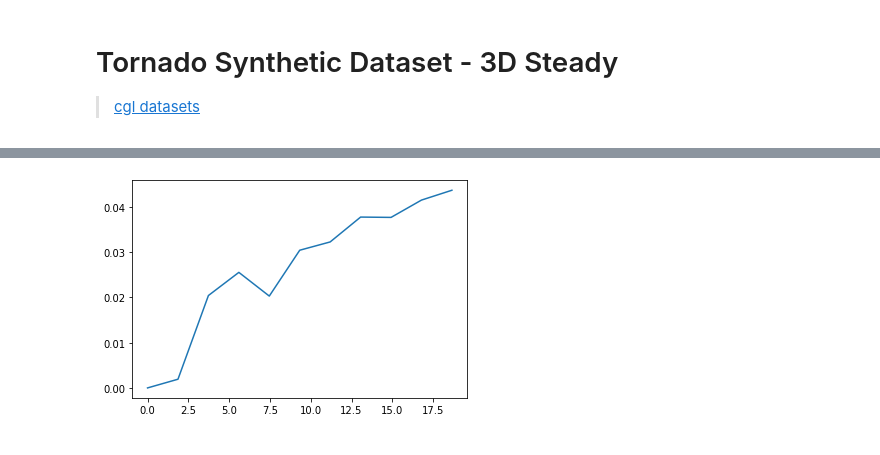
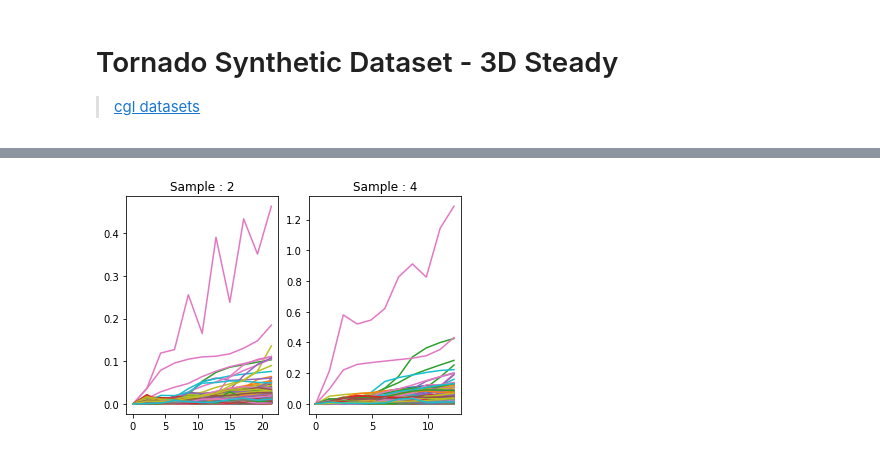
Before and after one commit to calebedwards21/vector_visualization, a Jupyter notebook: Tornado_3D/test_torndao_streamlines.ipynb, the cells around one changed output, grey strips where cells are left out. Cells and saved outputs as stored; diff of their text form; code cells hidden in the pictures.

Commit message:
Add more plots for error

```diff
--- a/Tornado_3D/test_torndao_streamlines.ipynb
+++ b/Tornado_3D/test_torndao_streamlines.ipynb
@@ -21,8 +25,8 @@ mesh['vectors'] = vectors
 stream1, seed_pts = mesh.streamlines(
     'vectors',
     return_source=True,
-    n_points=1,
-    source_radius=0,
+    n_points=100,
+    source_radius=10,
     source_center=(-4e-11,-4e-11,-4e-11),
-    integration_direction='forward'
+    # integration_direction='forward'
 )
@@ -84,0 +77,5 @@ ViewInteractiveWidget(height=768, layout=Layout(height='auto', width='100%'), wi
+# %%
+stream2 = compute_streams(2, seed_pts, mesh)
+stream4 = compute_streams(4, seed_pts, mesh)
+stream8 = compute_streams(8, seed_pts, mesh)
+stream16 = compute_streams(16, seed_pts, mesh)
@@ -131,8 +129,20 @@ for i in range(stream1.n_cells):
-# %%
-import matplotlib.pyplot as plt
-for i in range(len(errors)):
-    plt.plot(t, errors[i], label="error {i}")
-# plt.legend()
-plt.show()
-# %% [output]
-[figure, removed]
+# %%
+t2, ind_errors2, tot_errors2, rms_errors2 = compute_errors(stream1, stream2)
+t4, ind_errors4, tot_errors4, rms_errors4 = compute_errors(stream1, stream4)
+# t8, ind_errors8, tot_error8, rms_error8 = compute_errors(stream1, stream8)
+# t16, ind_errors16, tot_error16, rms_error16 = compute_errors(stream1, stream16)
+# %%
+fig, (ax1, ax2) = plt.subplots(1,2)
+
+ax1.set_title('Sample : 2')
+ax2.set_title('Sample : 4')
+
+for i in range(len(ind_errors2)):
+    ax1.plot(t2, ind_errors2[i], label="error {i}")
+
+for i in range(len(ind_errors4)):
+    ax2.plot(t4, ind_errors4[i], label="error {i}")
+# plt.legend()
+plt.show()
+# %% [output]
+[figure, added]
```
Also changed, not shown: parts of 10 cells of this notebook.
